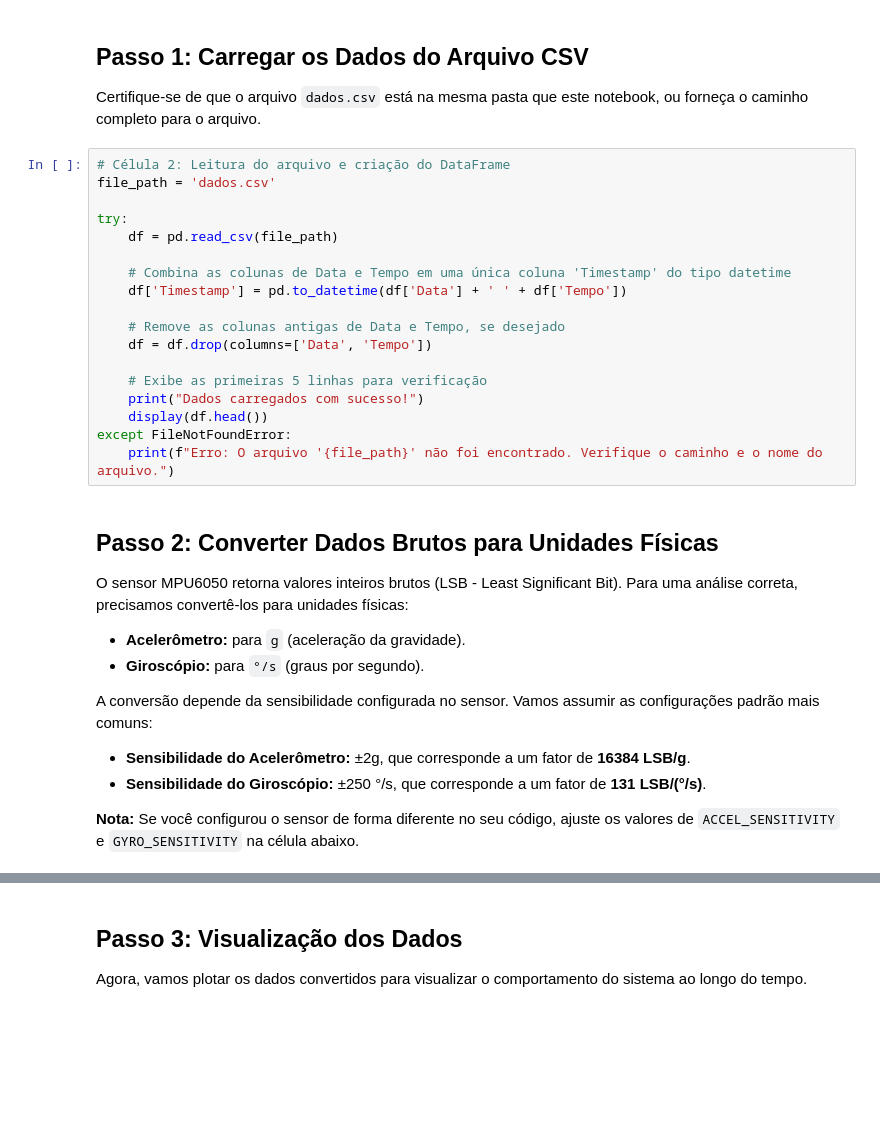
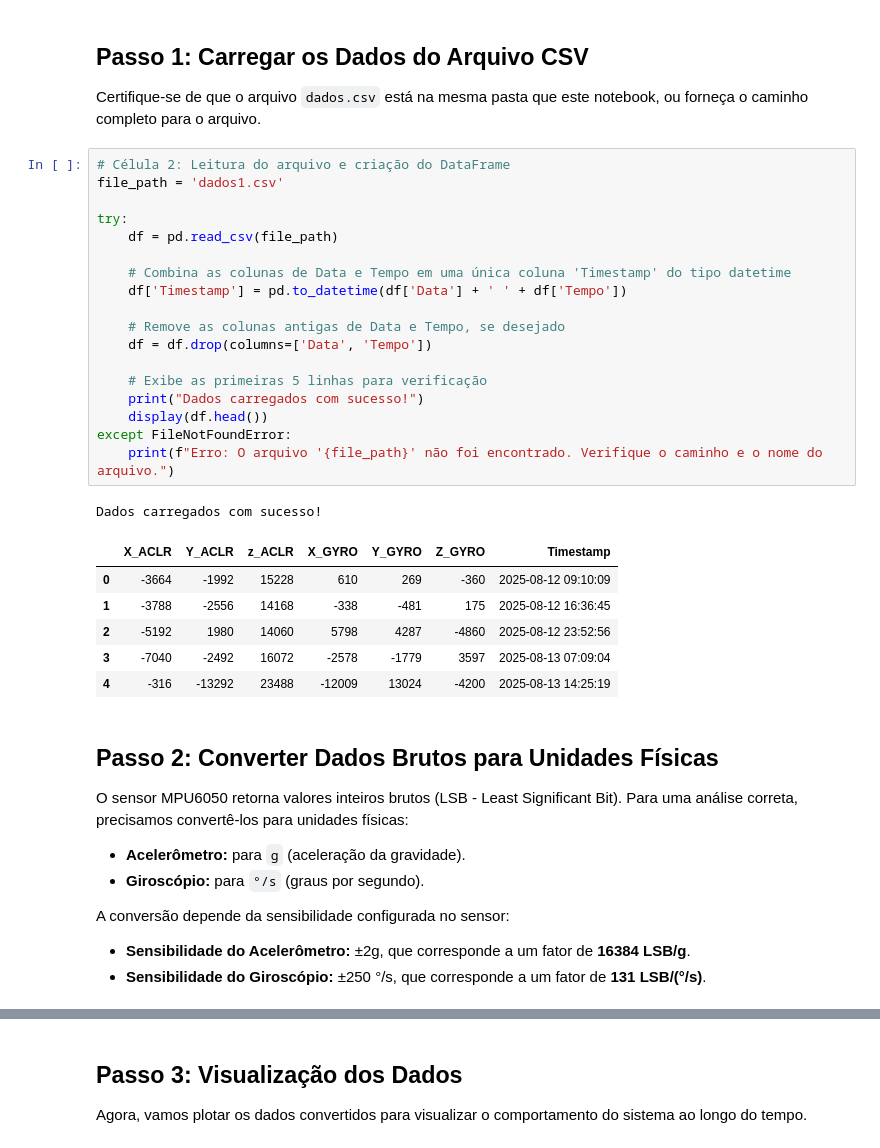
Before and after one commit to joaossc12/TarefaDataLogger, a Jupyter notebook: graficos.ipynb, the cells around one changed output, grey strips where cells are left out. Saved outputs shown, nothing was run; the diff lists cells and outputs as text; blank space fills up the shorter version.

Commit message:
Ajustes Finais

```diff
--- a/graficos.ipynb
+++ b/graficos.ipynb
@@ -14,22 +14,30 @@ import matplotlib.dates as mdates
 Certifique-se de que o arquivo `dados.csv` está na mesma pasta que este notebook, ou forneça o caminho completo para o arquivo.
 # %%
 # Célula 2: Leitura do arquivo e criação do DataFrame
-file_path = 'dados.csv'
+file_path = 'dados1.csv'
 
 try:
     df = pd.read_csv(file_path)
 
     # Combina as colunas de Data e Tempo em uma única coluna 'Timestamp' do tipo datetime
     df['Timestamp'] = pd.to_datetime(df['Data'] + ' ' + df['Tempo'])
 
     # Remove as colunas antigas de Data e Tempo, se desejado
     df = df.drop(columns=['Data', 'Tempo'])
 
     # Exibe as primeiras 5 linhas para verificação
     print("Dados carregados com sucesso!")
     display(df.head())
 except FileNotFoundError:
     print(f"Erro: O arquivo '{file_path}' não foi encontrado. Verifique o caminho e o nome do arquivo.")
+# %% [output]
+Dados carregados com sucesso!
+|  | X_ACLR | Y_ACLR | z_ACLR | X_GYRO | Y_GYRO | Z_GYRO | Timestamp |
+| 0 | -3664 | -1992 | 15228 | 610 | 269 | -360 | 2025-08-12 09:10:09 |
+| 1 | -3788 | -2556 | 14168 | -338 | -481 | 175 | 2025-08-12 16:36:45 |
+| 2 | -5192 | 1980 | 14060 | 5798 | 4287 | -4860 | 2025-08-12 23:52:56 |
+| 3 | -7040 | -2492 | 16072 | -2578 | -1779 | 3597 | 2025-08-13 07:09:04 |
+| 4 | -316 | -13292 | 23488 | -12009 | 13024 | -4200 | 2025-08-13 14:25:19 |
 # %% [markdown]
 ## Passo 2: Converter Dados Brutos para Unidades Físicas
 
@@ -37,11 +45,9 @@ O sensor MPU6050 retorna valores inteiros brutos (LSB - Least Significant Bit).
 - **Acelerômetro:** para `g` (aceleração da gravidade).
 - **Giroscópio:** para `°/s` (graus por segundo).
 
-A conversão depende da sensibilidade configurada no sensor. Vamos assumir as configurações padrão mais comuns:
+A conversão depende da sensibilidade configurada no sensor:
 - **Sensibilidade do Acelerômetro:** ±2g, que corresponde a um fator de **16384 LSB/g**.
 - **Sensibilidade do Giroscópio:** ±250 °/s, que corresponde a um fator de **131 LSB/(°/s)**.
-
-**Nota:** Se você configurou o sensor de forma diferente no seu código, ajuste os valores de `ACCEL_SENSITIVITY` e `GYRO_SENSITIVITY` na célula abaixo.
 # %%
 # Célula 3: Fatores de conversão e criação de novas colunas
 ACCEL_SENSITIVITY = 16384.0
```
Also changed, not shown: parts of 3 cells of this notebook, 2 other files.
